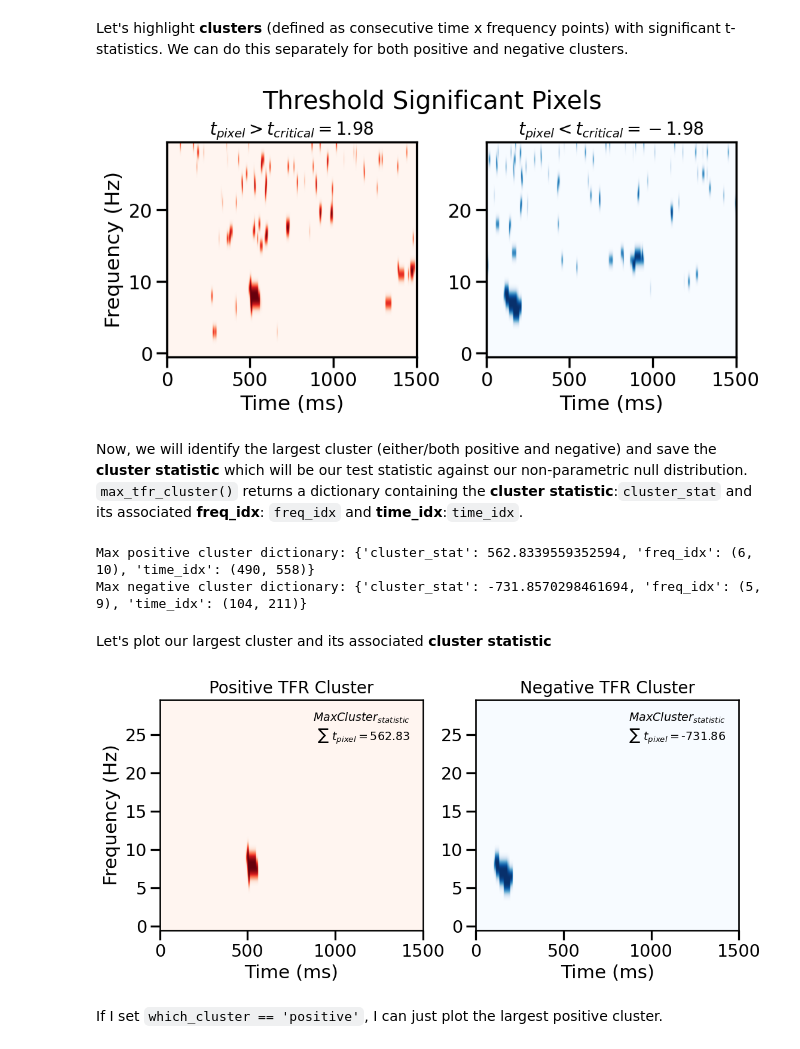
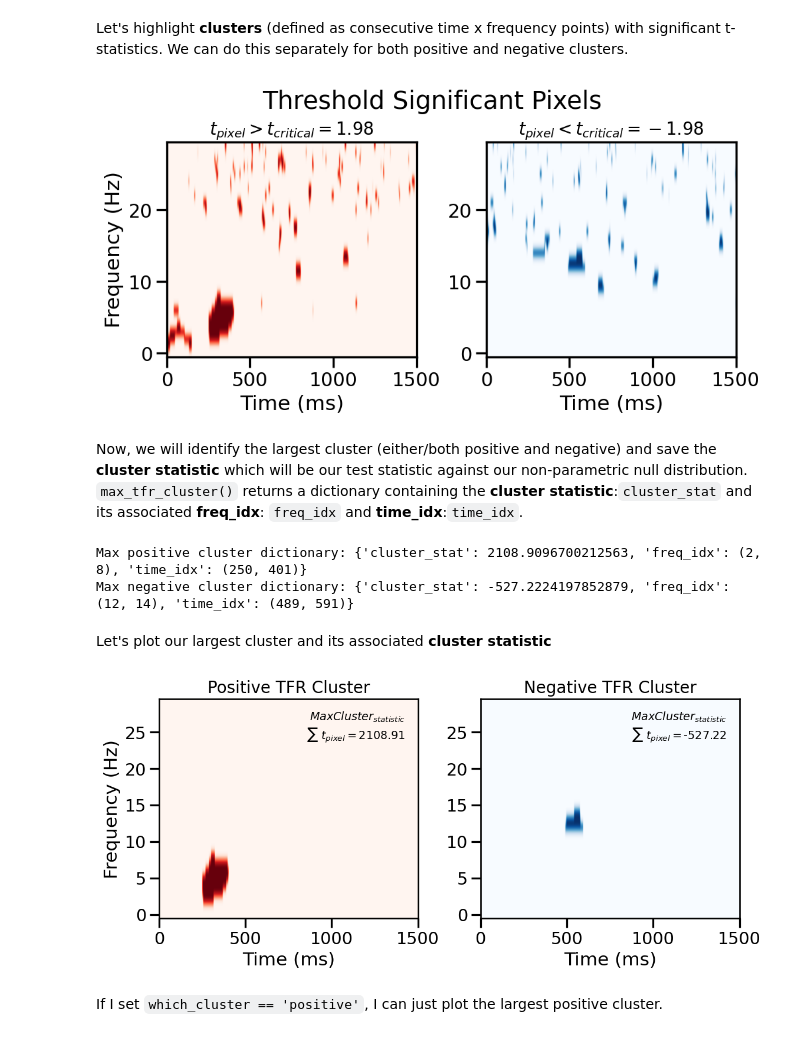
Before and after one commit to aliefink/NeuroCluster, a Jupyter notebook: notebooks/NeuroCluster_template.ipynb, the cells around one changed output. Drawn from its saved outputs; the diff is of its cells as text; code cells hidden in the pictures.

```diff
--- a/notebooks/NeuroCluster_template.ipynb
+++ b/notebooks/NeuroCluster_template.ipynb
@@ -122,7 +116,7 @@ predictor_data.head()
 First, let's create a variable called `tfr_data` which is a `np.array` (dimensions should correspond with number of trials x number of frequencies x number of timepoints)
 # %%
 # create tfr_data which is np.array of (num epochs x num frequencies x num times)
-demo_channel = 'channel_14'
+demo_channel = 'channel_4'
 tfr_data = sample_ieeg_dict[demo_channel]
 # check shape
 tfr_data.shape # dimensions should correspond with trials, frequencies, timepoints
@@ -172,7 +163,7 @@ Let's highlight **clusters** (defined as consecutive time x frequency points) wi
 # %%
 plot_clusters(tstats,cluster_test,figsize=(8,4),dpi=125,sns_context='talk')
 # %% [output]
-[figure, old version]
+[figure, new version]
 # %% [markdown]
 Now, we will identify the largest cluster (either/both positive and negative) and save the **cluster statistic** which will be our test statistic against our non-parametric null distribution. `max_tfr_cluster()` returns a dictionary containing the **cluster statistic**:`cluster_stat` and its associated **freq_idx**: `freq_idx` and **time_idx**:`time_idx`.
 # %%
@@ -181,14 +172,14 @@ max_cluster_data  = cluster_test.max_tfr_cluster(tstats,output='all',alternative
 print(f'Max positive cluster dictionary: {max_cluster_data[0]}')
 print(f'Max negative cluster dictionary: {max_cluster_data[1]}')
 # %% [output]
-Max positive cluster dictionary: {'cluster_stat': 562.8339559352594, 'freq_idx': (6, 10), 'time_idx': (490, 558)}
-Max negative cluster dictionary: {'cluster_stat': -731.8570298461694, 'freq_idx': (5, 9), 'time_idx': (104, 211)}
+Max positive cluster dictionary: {'cluster_stat': 2108.9096700212563, 'freq_idx': (2, 8), 'time_idx': (250, 401)}
+Max negative cluster dictionary: {'cluster_stat': -527.2224197852879, 'freq_idx': (12, 14), 'time_idx': (489, 591)}
 # %% [markdown]
 Let's plot our largest cluster and its associated **cluster statistic**
 # %%
-plot_max_clusters(cluster_test,tstats,alternative='two-sided',figsize=(10,4),dpi=125,sns_context='talk')
+plot_max_clusters(cluster_test,tstats,alternative='two-sided',figsize=(9,4),dpi=125,sns_context='talk')
 # %% [output]
-[figure, old version]
+[figure, new version]
 # %% [markdown]
 If I set `which_cluster == 'positive'`, I can just plot the largest positive cluster.
 # %%
```
Also changed, not shown: parts of 18 cells of this notebook, 11 other files.
